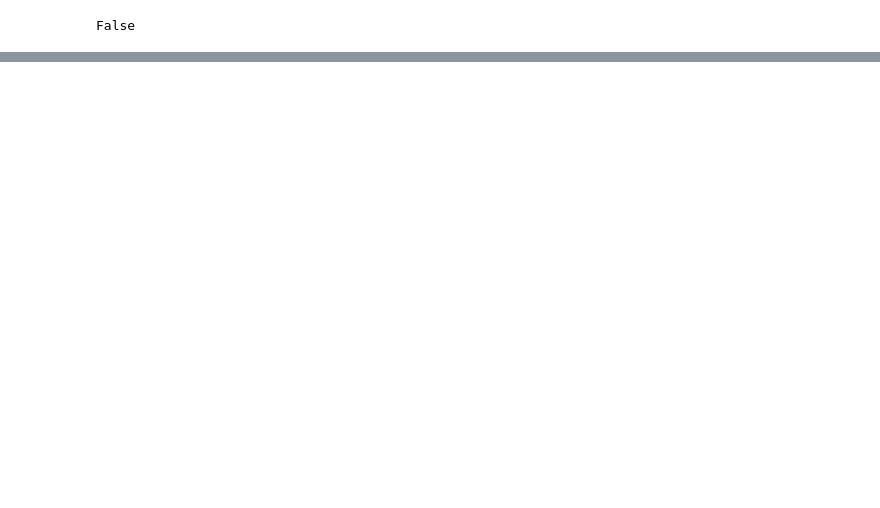
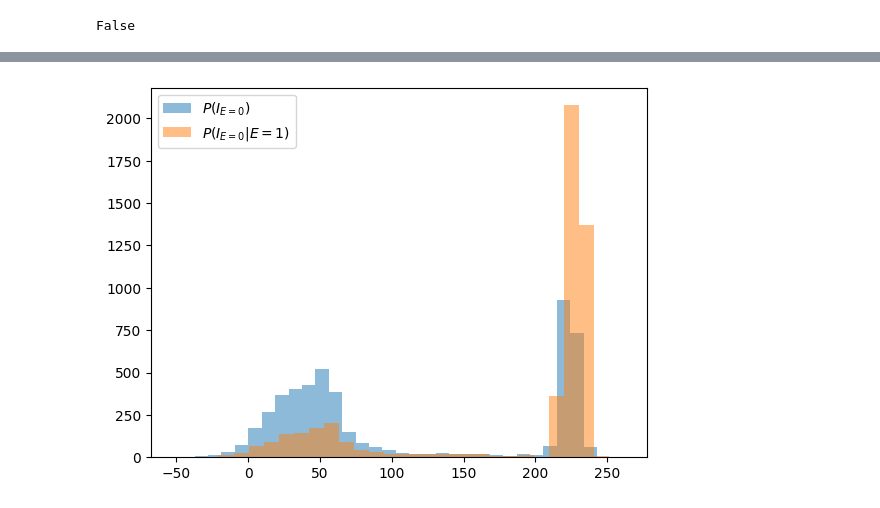
Before and after one commit to altdeep/causalML, a Jupyter notebook: book/chapter 10/Chapter_10_Identification_notebook.ipynb, the cells around one changed output, grey strips where cells are left out. Saved outputs shown, nothing was run; the diff lists cells and outputs as text; code cells hidden in the pictures; blank space fills up the shorter version.

```diff
--- a/book/chapter 10/Chapter_10_Identification_notebook.ipynb
+++ b/book/chapter 10/Chapter_10_Identification_notebook.ipynb
@@ -361,0 +397,16 @@ In this example, some of the variables in the DAG will be latent in the data. Be
+# %%
+cond_and_int_model = condition(    #A
+    intervention_model,    #A
+     {"Side-quest Engagement": np.array(1.)}    #A
+)    #A
+int_cond_kernel = NUTS(cond_and_int_model)    #B
+int_cond_model_sampler = MCMC(    #B
+    int_cond_kernel,    #B
+    num_samples=5000,    #B
+    num_warmup=200    #B
+)    #B
+int_cond_model_sampler.run(rng)    #B
+int_cond_samples = int_cond_model_sampler.get_samples()    #B
+int_cond_purchases_samples = int_cond_samples["In-game Purchases"]    #B
+#A Now apply the condition operator to sample from $P(I_{E=0}|E=1)$
+#B Apply inference to sample from $P(I_{E=0}|E=1)$
@@ -361,0 +419,19 @@ In this example, some of the variables in the DAG will be latent in the data. Be
+# %%
+plt.hist(    #A
+    int_purchases_samples,    #A
+    bins=30,    #A
+    alpha=0.5,    #A
+    label='$P(I_{E=0})$'    #A
+)    #A
+plt.hist(    #A
+    int_cond_purchases_samples,    #A
+    bins=30,    #A
+    alpha=0.5,    #A
+    label='$P(I_{E=0}|E=1)$'    #A
+)    #A
+plt.legend(loc='upper left')    #A
+plt.show()    #A
+#A Plot a histogram of samples from $P(I_{E=0})$
+#B Plot a histogram of samples from $P(I_{E=0}|E=1)$
+# %% [output]
+[figure, added]
```
Also changed, not shown: parts of 73 cells of this notebook.
